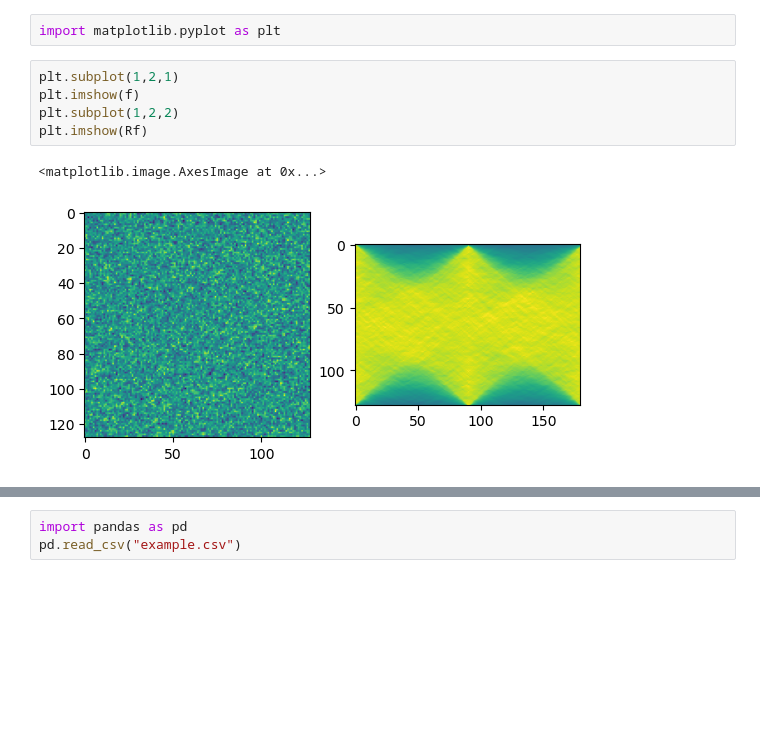
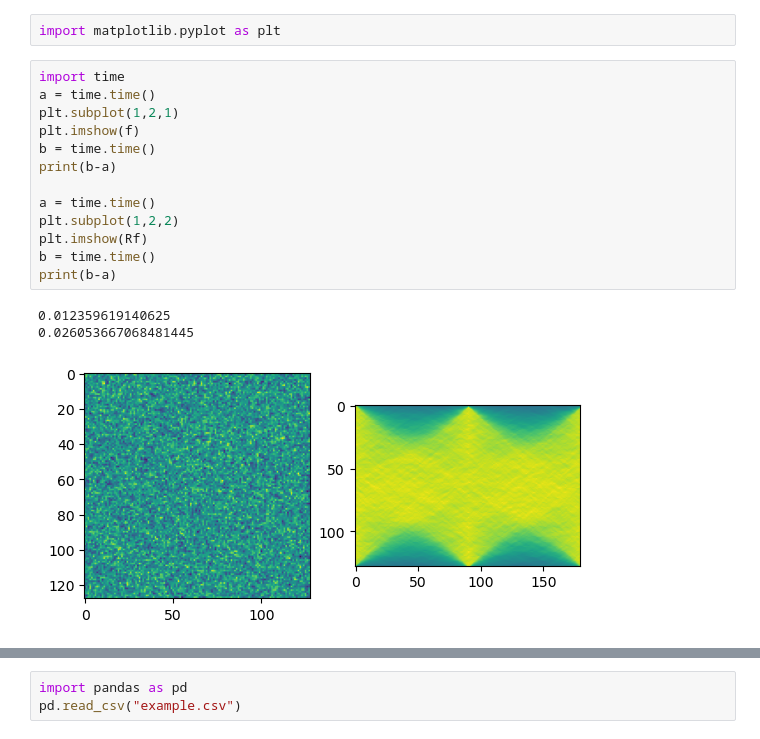
Before and after one commit to popper6508/Julia_practice, a Jupyter notebook: numpy.ipynb, the cells around one changed output, grey strips where cells are left out. Saved outputs shown, nothing was run; the diff lists cells and outputs as text; blank space fills up the shorter version.

```diff
--- a/numpy.ipynb
+++ b/numpy.ipynb
@@ -26,13 +26,22 @@ Rf = radon(f)
 # %%
 import matplotlib.pyplot as plt
 # %%
+import time
+a = time.time()
 plt.subplot(1,2,1)
 plt.imshow(f)
+b = time.time()
+print(b-a)
+
+a = time.time()
 plt.subplot(1,2,2)
 plt.imshow(Rf)
+b = time.time()
+print(b-a)
 # %% [output]
-<matplotlib.image.AxesImage at 0x...>
+0.012359619140625
+0.026053667068481445
-[figure, old version]
+[figure, new version]
 # %%
 np.save("f.npy", f)
 np.save("Rf.npy", Rf)
```
Also changed, not shown: parts of 3 cells of this notebook, 5 other files.
